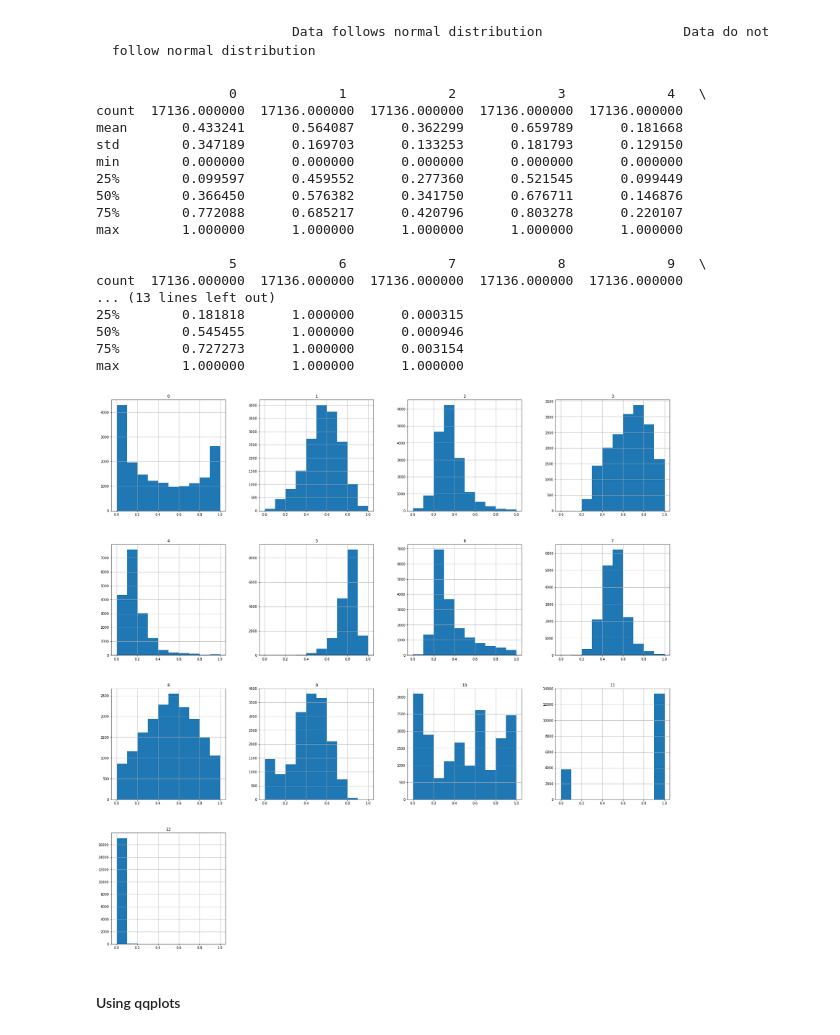
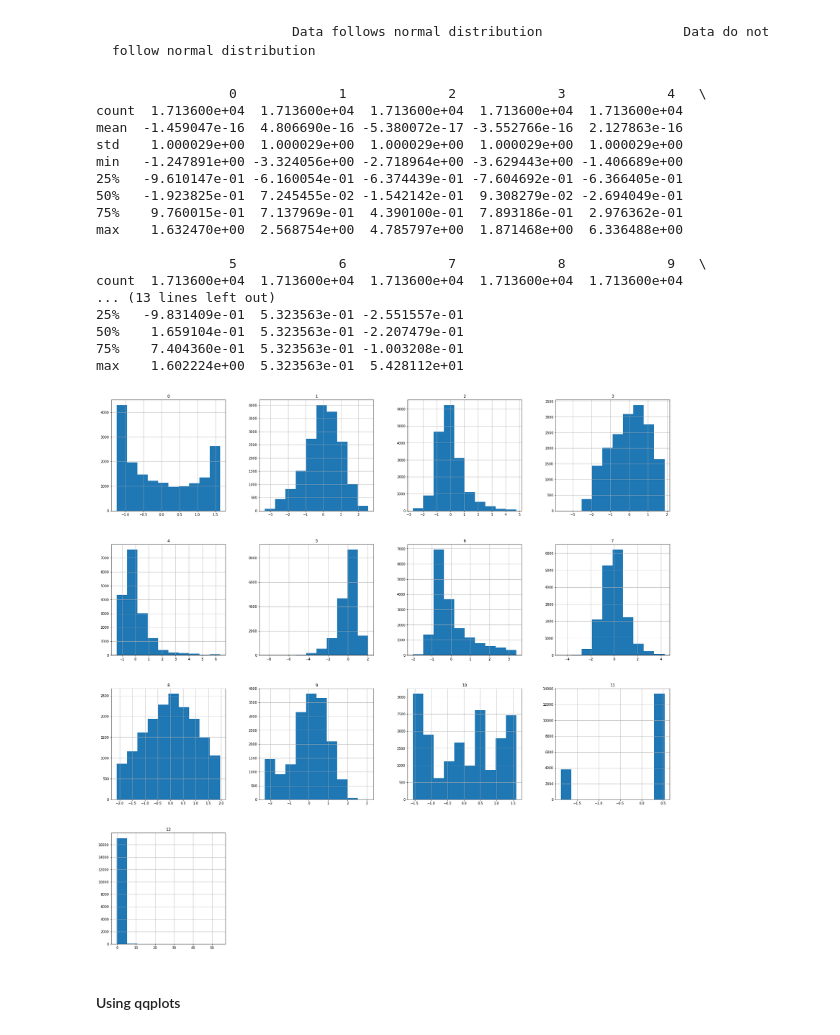
Before and after one commit to swarupa29/Data-science-project-Song-Genre, a Jupyter notebook: standardization&normalization.ipynb, the cells around one changed output. Saved outputs shown, nothing was run; the diff lists cells and outputs as text; code cells hidden in the pictures.

```diff
--- a/standardization&normalization.ipynb
+++ b/standardization&normalization.ipynb
@@ -235,30 +207,30 @@ Using histogram
 # %% [markdown]
                            Data follows normal distribution                  Data do not follow normal distribution
 # %%
-print(data_mm.describe())
+print(data_sc.describe())
 # %% [output]
                  0             1             2             3             4   \
-count  17136.000000  17136.000000  17136.000000  17136.000000  17136.000000
-mean       0.433241      0.564087      0.362299      0.659789      0.181668
-std        0.347189      0.169703      0.133253      0.181793      0.129150
-min        0.000000      0.000000      0.000000      0.000000      0.000000
-25%        0.099597      0.459552      0.277360      0.521545      0.099449
-50%        0.366450      0.576382      0.341750      0.676711      0.146876
-75%        0.772088      0.685217      0.420796      0.803278      0.220107
-max        1.000000      1.000000      1.000000      1.000000      1.000000
+count  1.713600e+04  1.713600e+04  1.713600e+04  1.713600e+04  1.713600e+04
+mean  -1.459047e-16  4.806690e-16 -5.380072e-17 -3.552766e-16  2.127863e-16
+std    1.000029e+00  1.000029e+00  1.000029e+00  1.000029e+00  1.000029e+00
+min   -1.247891e+00 -3.324056e+00 -2.718964e+00 -3.629443e+00 -1.406689e+00
+25%   -9.610147e-01 -6.160054e-01 -6.374439e-01 -7.604692e-01 -6.366405e-01
+50%   -1.923825e-01  7.245455e-02 -1.542142e-01  9.308279e-02 -2.694049e-01
+75%    9.760015e-01  7.137969e-01  4.390100e-01  7.893186e-01  2.976362e-01
+max    1.632470e+00  2.568754e+00  4.785797e+00  1.871468e+00  6.336488e+00
 
                  5             6             7             8             9   \
-count  17136.000000  17136.000000  17136.000000  17136.000000  17136.000000
+count  1.713600e+04  1.713600e+04  1.713600e+04  1.713600e+04  1.713600e+04
 ... (13 lines left out)
-25%        0.181818      1.000000      0.000315
-50%        0.545455      1.000000      0.000946
-75%        0.727273      1.000000      0.003154
-max        1.000000      1.000000      1.000000
+25%   -9.831409e-01  5.323563e-01 -2.551557e-01
+50%    1.659104e-01  5.323563e-01 -2.207479e-01
+75%    7.404360e-01  5.323563e-01 -1.003208e-01
+max    1.602224e+00  5.323563e-01  5.428112e+01
 # %%
-data_mm.hist(figsize=(30,30))
+data_sc.hist(figsize=(30,30))
 plt.show()
 # %% [output]
-[figure, old version]
+[figure, new version]
 # %% [markdown]
 #### Using qqplots
 # %% [markdown]
```
Also changed, not shown: parts of 16 cells of this notebook.
